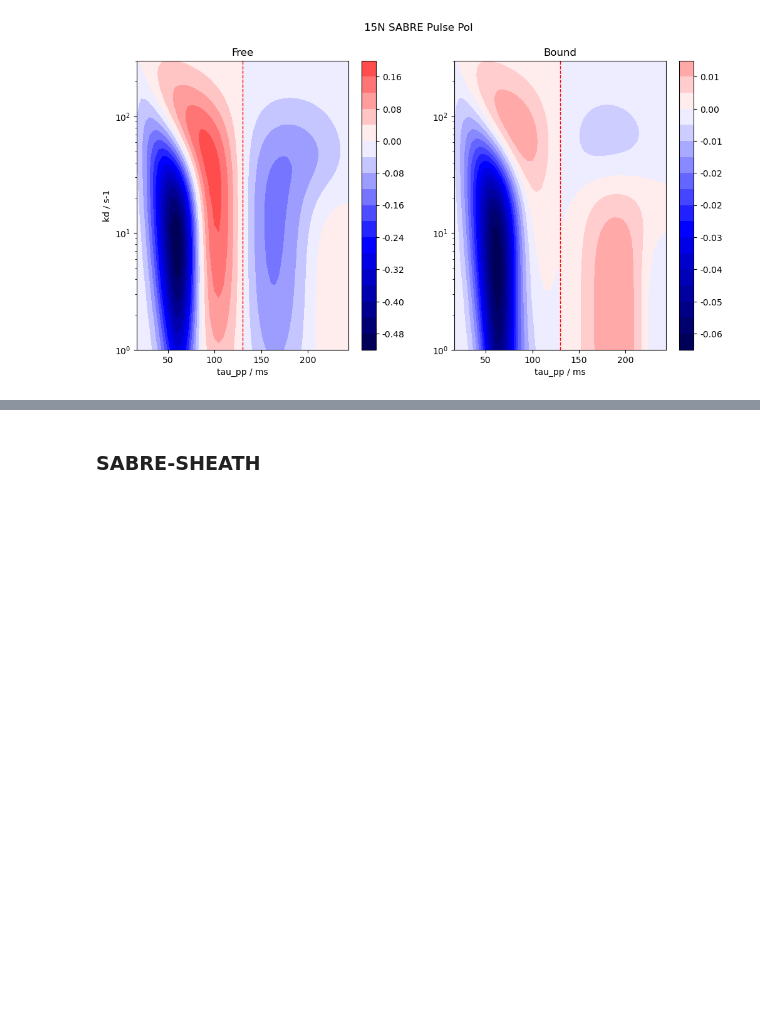
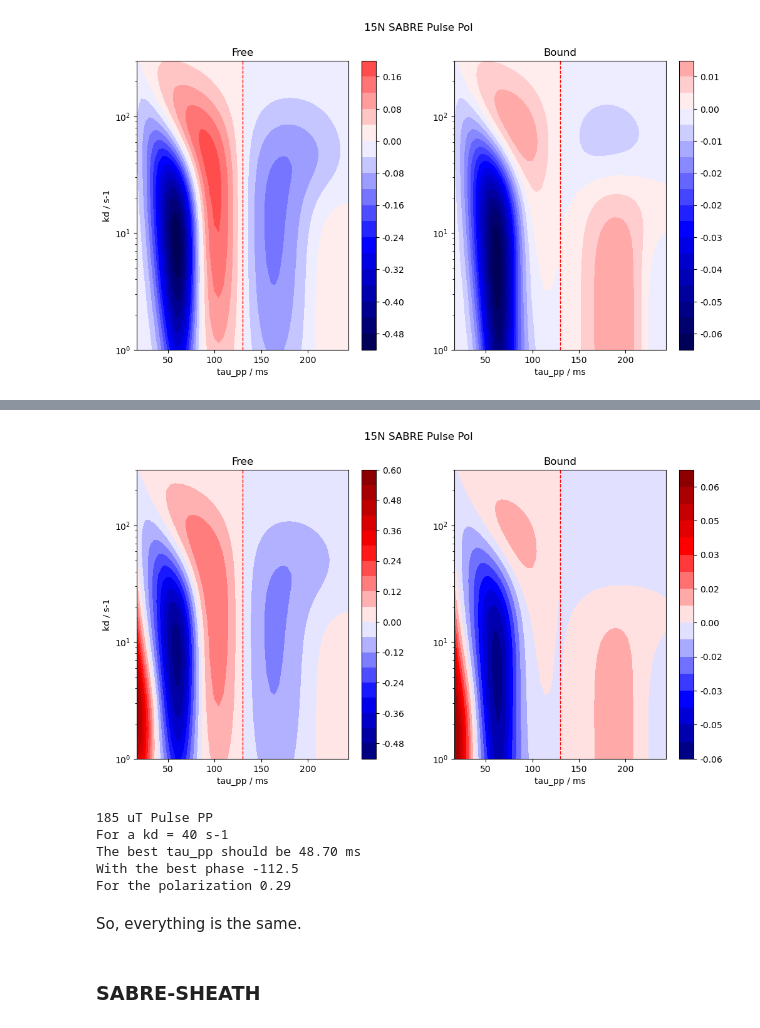
Before and after one commit to L-Siemons/SpinSimulation, a Jupyter notebook: examples/SABRE_PP.ipynb, the cells around one changed output, grey strips where cells are left out. Saved outputs shown, nothing was run; the diff lists cells and outputs as text; code cells hidden in the pictures; blank space fills up the shorter version.

```diff
--- a/examples/SABRE_PP.ipynb
+++ b/examples/SABRE_PP.ipynb
@@ -603,3 +926,60 @@ Cool, there is no difference.
+# %%
+fig, axs = plt.subplots(1, 2, figsize=(12, 6))
+
+fig.suptitle('15N SABRE Pulse Pol')
+my_cmap = 'seismic'
+
+ax1 = axs[0]
+ax2 = axs[1]
+
+cs1 = ax1.contourf(
+    tau_ppsv, kdsv, P_2_real['free'], levels=20,
+    cmap=my_cmap, norm=CenteredNorm()
+)
+
+
+ax1.set_xlabel('tau_pp / ms')
+ax1.set_ylabel('kd / s-1')
+ax1.set_yscale('log')
+ax1.set_title('Free')
+ax1.axvline(tau_pp_0*1e+3, color='red', lw=1, linestyle='--')
+fig.colorbar(cs1, ax=ax1, format='%.2f')
+
+cs2 = ax2.contourf(
+    tau_ppsv, kdsv, P_2_real['bound'], levels=20,
+    cmap=my_cmap, norm=CenteredNorm()
+)
+
+ax2.set_xlabel('tau_pp / ms')
+ax2.set_yscale('log')
+ax2.set_title('Bound')
+ax2.axvline(tau_pp_0*1e+3, color='red', lw=1, linestyle='--')
+fig.colorbar(cs2, ax=ax2, format='%.2f')
+
+plt.show()
+# %% [output]
+[figure, added]
+# %%
+kd_target = 40
+idx_kd = arg_nearest(kds, kd_target)
+tau_pp_best = tau_pps[np.abs(P_2['free'][:, idx_kd]).argmax()]
+ph_pp_best = phs[np.abs(P_2['free'][:, idx_kd]).argmax()]
+
+print(
+    f'185 uT Pulse PP\n'
+    f'For a kd = {kd_target} s-1\n'
+    f'The best tau_pp should be {tau_pp_best*1e+3:.2f} ms\n'
+    f'With the best phase {ph_pp_best * 180 / np.pi:.1f}\n'
+    f'For the polarization {np.abs(P_2['free'])[:, idx_kd].max():.2f}\n'
+)
+# %% [output]
+185 uT Pulse PP
+For a kd = 40 s-1
+The best tau_pp should be 48.70 ms
+With the best phase -112.5
+For the polarization 0.29
+# %% [markdown]
+So, everything is the same.
 # %% [markdown]
 ### SABRE-SHEATH
 # %%
```
Also changed, not shown: parts of 83 cells of this notebook.
